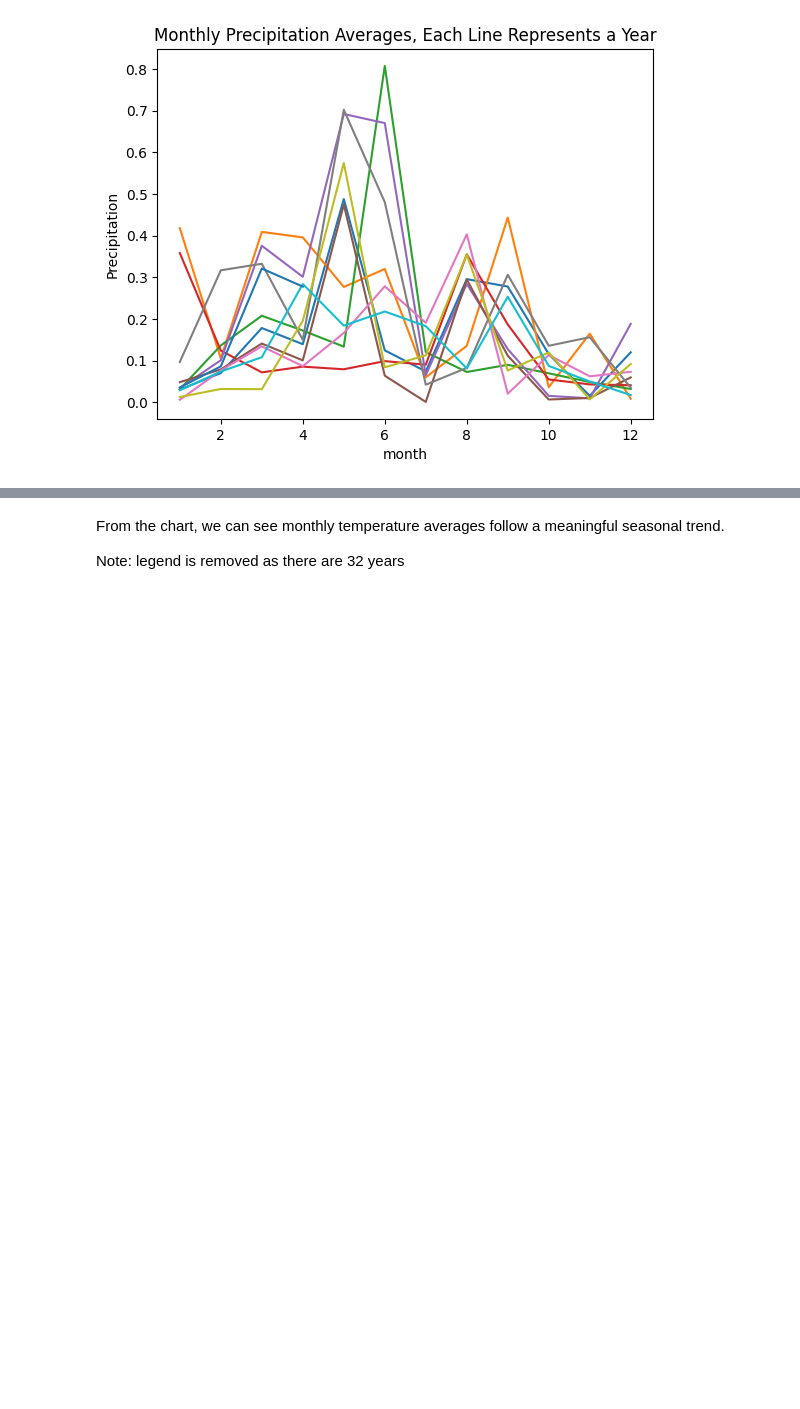
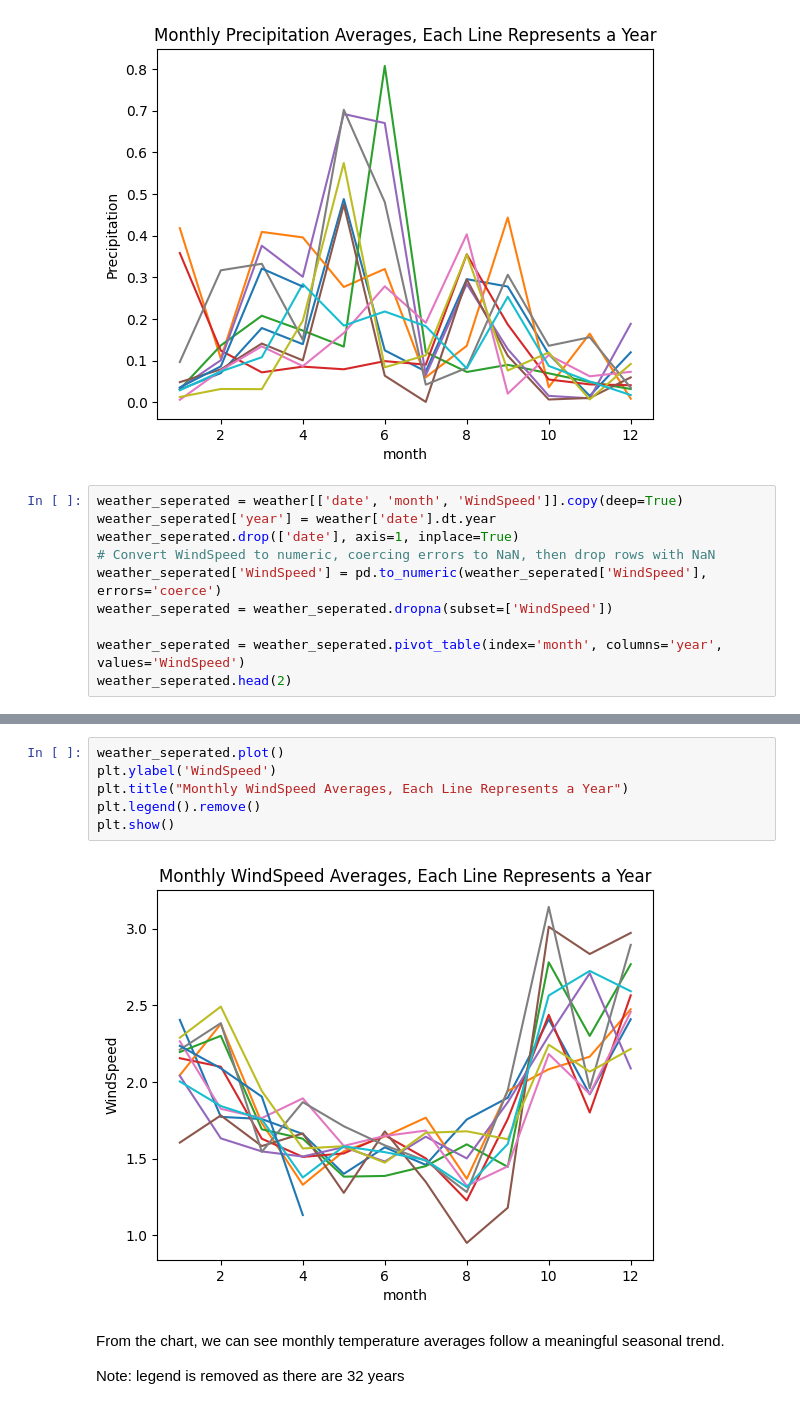
Before and after one commit to CYHuang0429/1132.515504-Team28-Weather, a Jupyter notebook: baseline.ipynb, the cells around one changed output, grey strips where cells are left out. Saved outputs shown, nothing was run; the diff lists cells and outputs as text; blank space fills up the shorter version.

```diff
--- a/baseline.ipynb
+++ b/baseline.ipynb
@@ -136,3 +136,13 @@ plt.legend().remove()
 plt.show()
 # %% [output]
 [figure]
+# %%
+weather_seperated = weather[['date', 'month', 'WindSpeed']].copy(deep=True)
+weather_seperated['year'] = weather['date'].dt.year
+weather_seperated.drop(['date'], axis=1, inplace=True)
+# Convert WindSpeed to numeric, coercing errors to NaN, then drop rows with NaN
+weather_seperated['WindSpeed'] = pd.to_numeric(weather_seperated['WindSpeed'], errors='coerce')
+weather_seperated = weather_seperated.dropna(subset=['WindSpeed'])
+
+weather_seperated = weather_seperated.pivot_table(index='month', columns='year', values='WindSpeed')
+weather_seperated.head(2)
@@ -139,3 +154,11 @@ plt.show()
+# %%
+weather_seperated.plot()
+plt.ylabel('WindSpeed')
+plt.title("Monthly WindSpeed Averages, Each Line Represents a Year")
+plt.legend().remove()
+plt.show()
+# %% [output]
+[figure, added]
 # %% [markdown]
 From the chart, we can see monthly temperature averages follow a meaningful seasonal trend.
 
```
Also changed, not shown: parts of 1 cell of this notebook.
